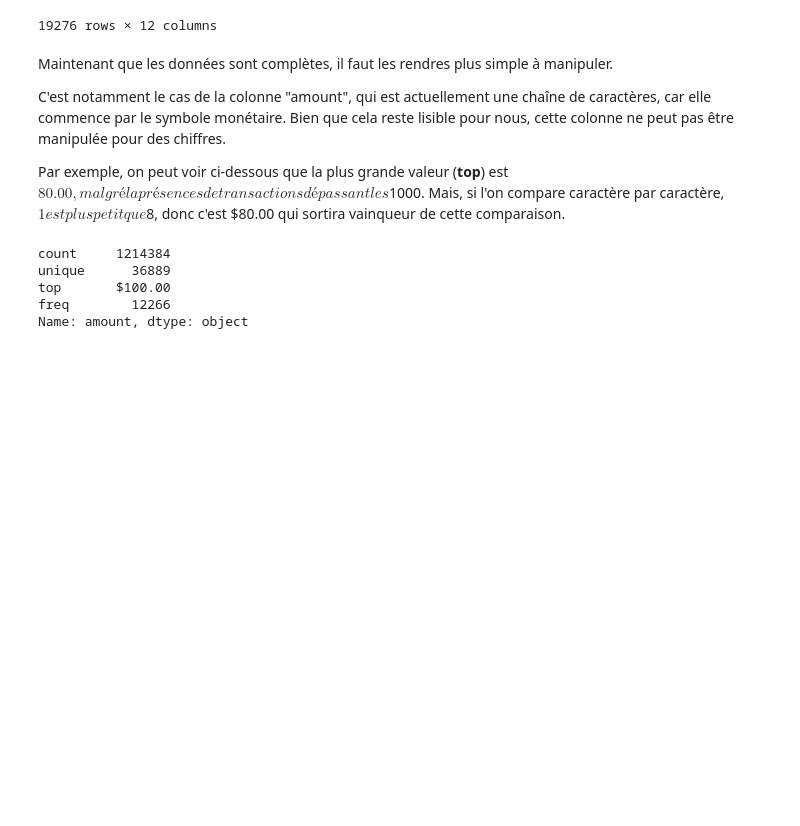
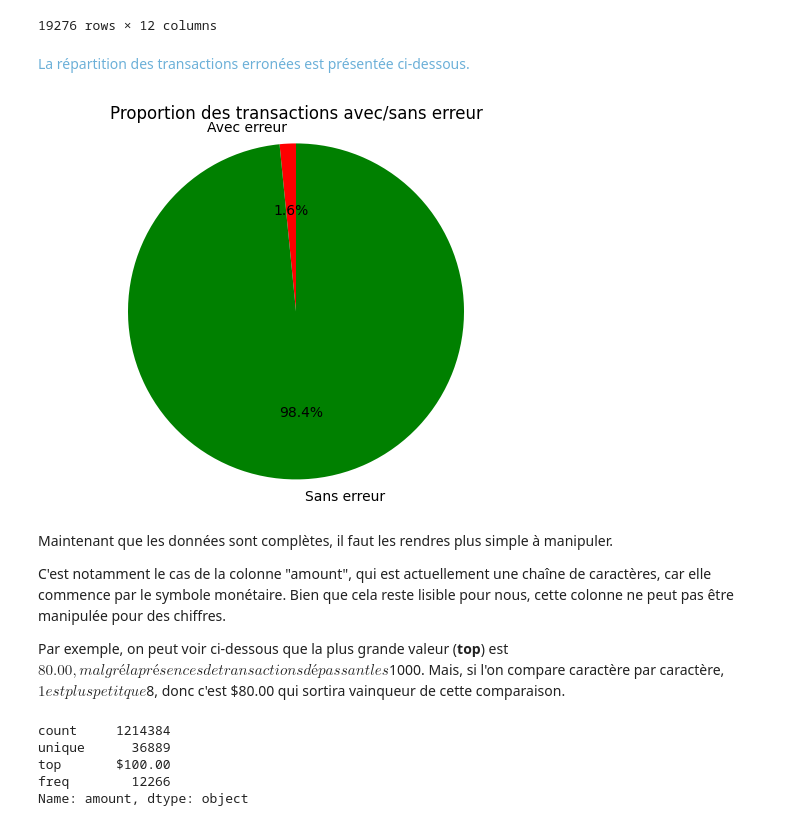
Before and after one commit to etu47734/Projet-Data-Analytics, a Jupyter notebook: init.ipynb, the cells around one changed output. Drawn from its saved outputs; the diff is of its cells as text; code cells hidden in the pictures; blank space fills up the shorter version.

```diff
--- a/init.ipynb
+++ b/init.ipynb
@@ -202,4 +215,20 @@ transactions.loc[transactions.errors != "No error"]
 | 1240732 | 8966380 | 2010-12-31 22:01:00 | 961 | 4584 | $50.34 | Swipe Transaction | 69972 | Odessa | FL | ... |
 | 1240789 | 8966446 | 2010-12-31 22:29:00 | 1749 | 229 | $54.16 | Swipe Transaction | 40096 | Warsaw | IN | ... |
 19276 rows × 12 columns
+# %% [markdown]
+<span style="color: #6cb0d8">La répartition des transactions erronées est présentée ci-dessous.</span>
+# %%
+errors_count = (transactions.errors != "No error").sum()
+no_errors_count = (transactions.errors == "No error").sum()
+
+labels = ['Avec erreur', 'Sans erreur']
+sizes = [errors_count, no_errors_count]
+colors = ['red', 'green']
+
+plt.pie(sizes, labels=labels, autopct='%1.1f%%', colors=colors, startangle=90)
+plt.axis('equal')
+plt.title("Proportion des transactions avec/sans erreur")
+plt.show()
+# %% [output]
+[figure, added]
 # %%
```
Also changed, not shown: parts of 10 cells of this notebook.
